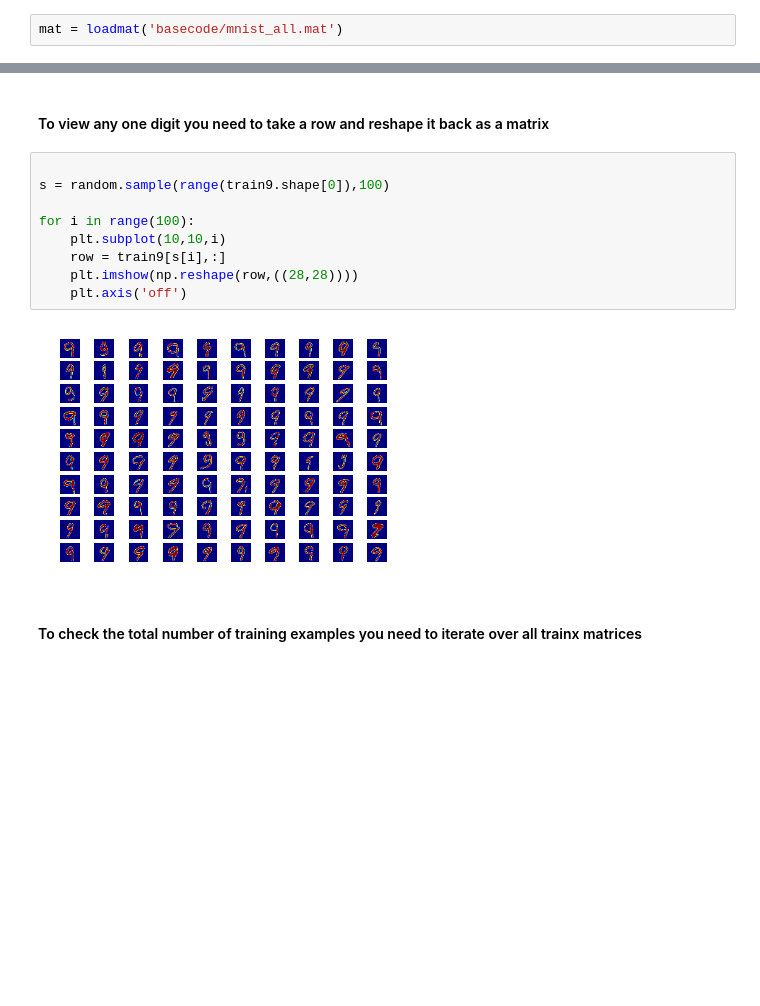
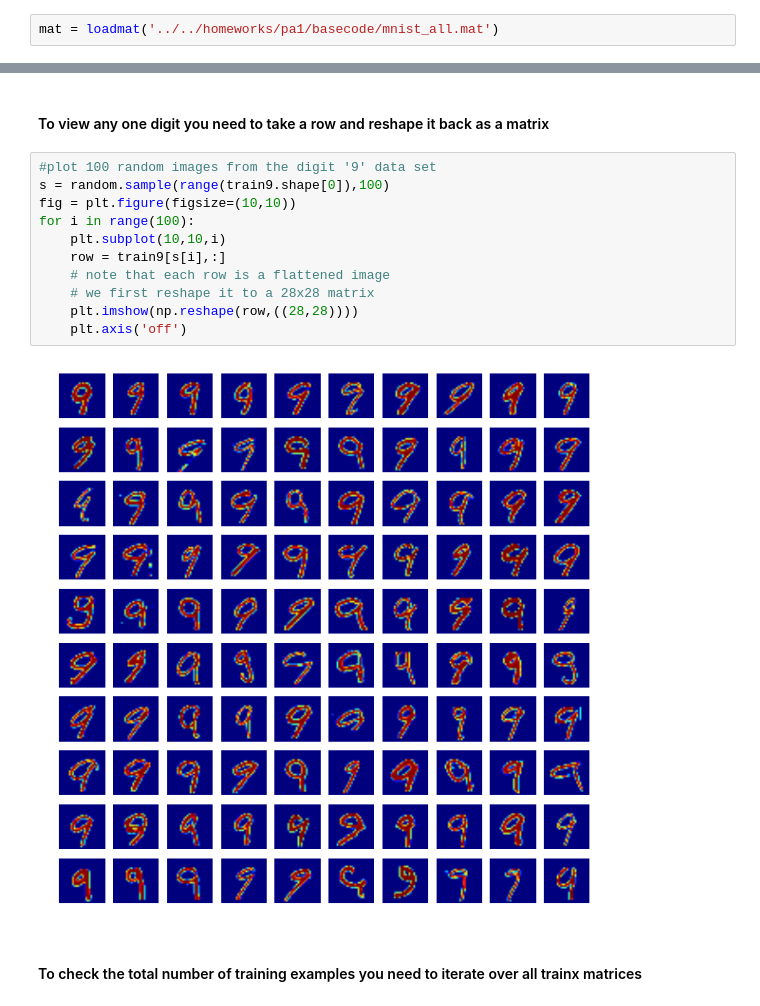
Before and after one commit to ubdsgroup/mlcourse-ub-notebooks, a Jupyter notebook: notebooks/ProgrammingAssignment1.ipynb, the cells around one changed output, grey strips where cells are left out. Cells and saved outputs as stored; diff of their text form; blank space fills up the shorter version.

```diff
--- a/notebooks/ProgrammingAssignment1.ipynb
+++ b/notebooks/ProgrammingAssignment1.ipynb
@@ -11,7 +11,7 @@ import random
 # %% [markdown]
 #### The data is provided as a MATLAB binary which can be loaded into Python using the following command
 # %%
-mat = loadmat('basecode/mnist_all.mat')
+mat = loadmat('../../homeworks/pa1/basecode/mnist_all.mat')
 # %% [markdown]
 #### The data is essentially a dictionary containing several matrices (train0-train9 are training data matrices and test0-test9 are the test data matrices)
 # %%
@@ -45,16 +45,18 @@ print train9.shape
 # %% [markdown]
 #### To view any one digit you need to take a row and reshape it back as a matrix
 # %%
-
+#plot 100 random images from the digit '9' data set
 s = random.sample(range(train9.shape[0]),100)
-
+fig = plt.figure(figsize=(10,10))
 for i in range(100):
     plt.subplot(10,10,i)
     row = train9[s[i],:]
+    # note that each row is a flattened image
+    # we first reshape it to a 28x28 matrix
     plt.imshow(np.reshape(row,((28,28))))
     plt.axis('off')
 # %% [output]
-[figure, old version]
+[figure, new version]
 # %% [markdown]
 #### To check the total number of training examples you need to iterate over all trainx matrices
 # %%
```
